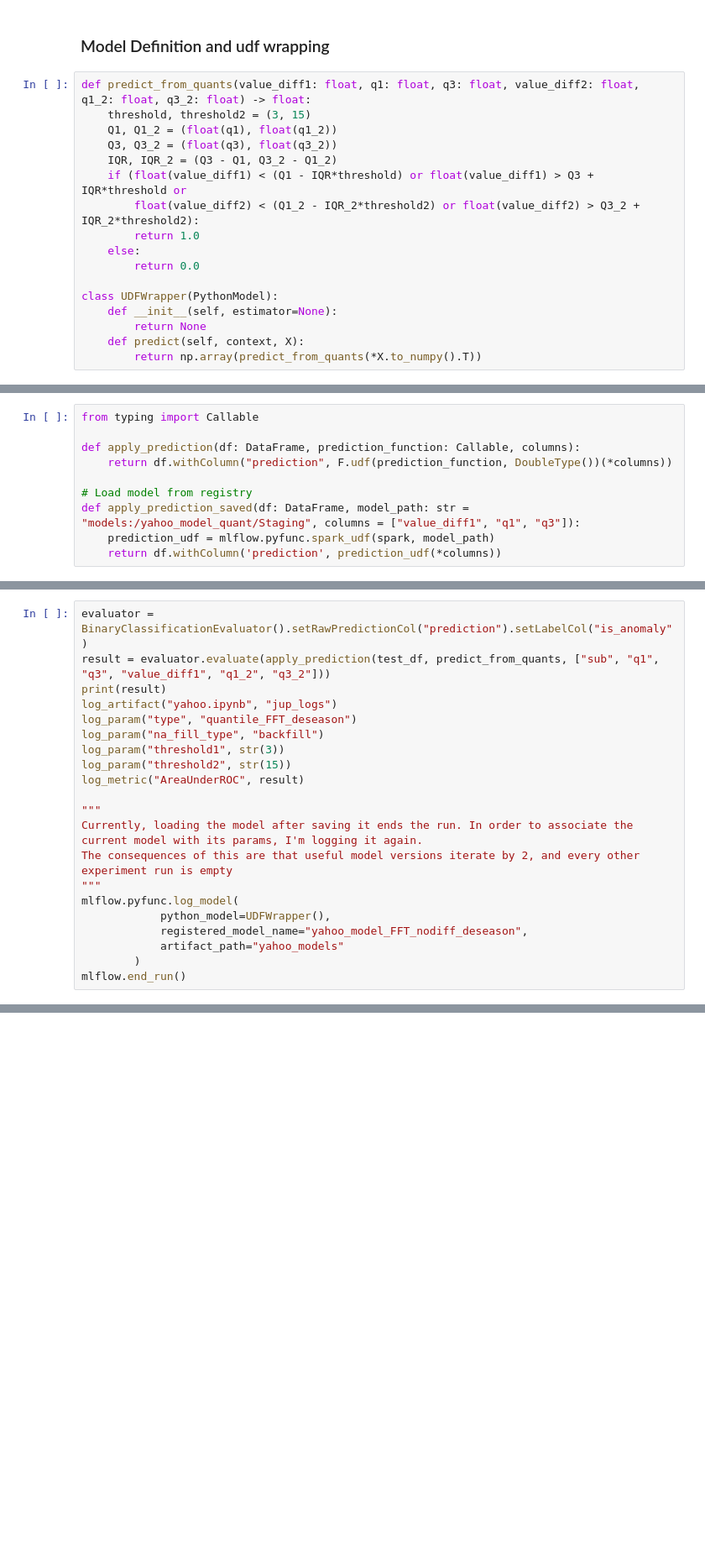
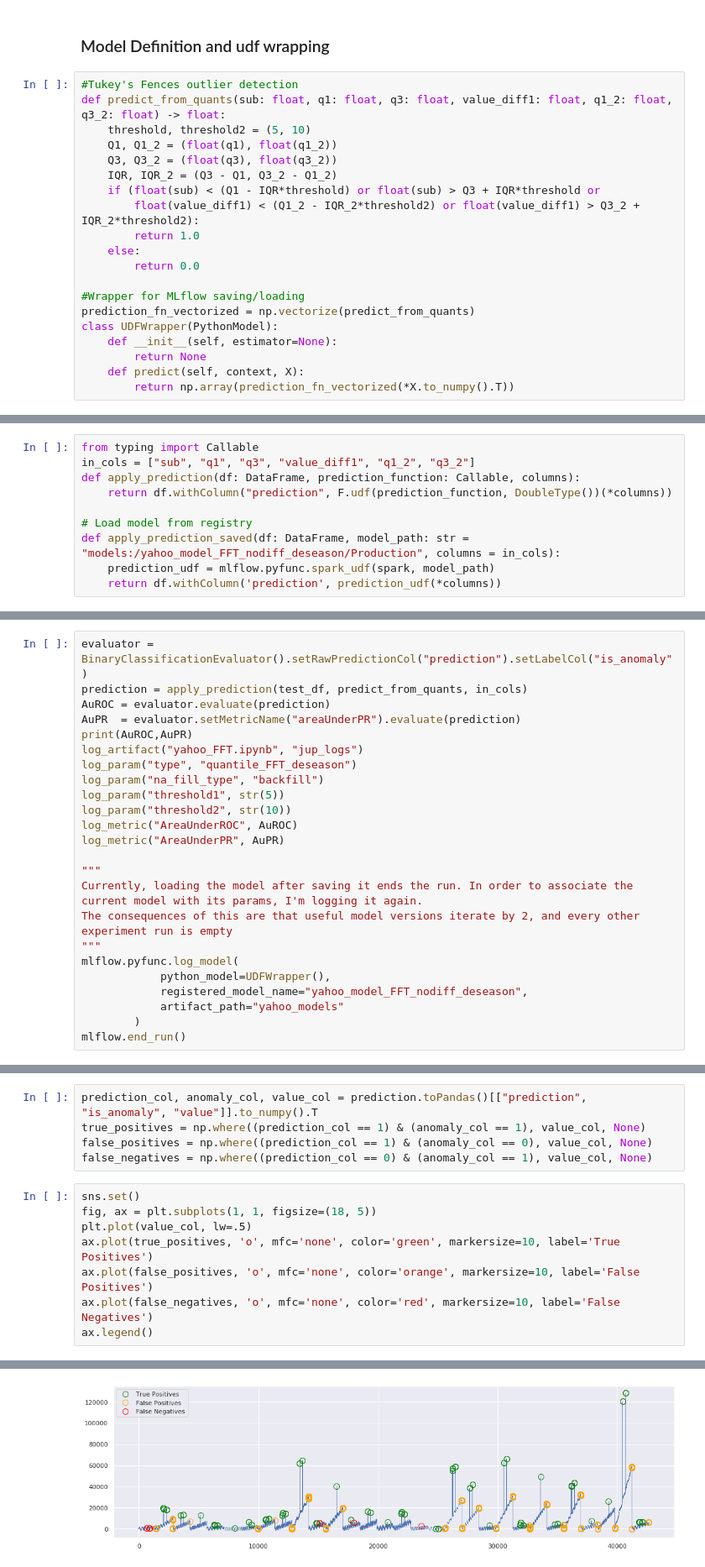
Before and after one commit to Teetertater/anomaly_detection_practice, a Jupyter notebook: yahoo_FFT.ipynb, the cells around one changed output, grey strips where cells are left out. Shown: that part at 84% size. Cells and saved outputs as stored; diff of their text form; blank space fills up the shorter version.

Commit message:
Added AuPR metric, bugfixes, moved older files to archive, added images

```diff
--- a/yahoo_FFT.ipynb
+++ b/yahoo_FFT.ipynb
@@ -220,19 +234,22 @@ test_df = reduce(DataFrame.unionAll, prepared_test_dfs)
 # %% [markdown]
 ### Model Definition and udf wrapping
 # %%
-def predict_from_quants(value_diff1: float, q1: float, q3: float, value_diff2: float, q1_2: float, q3_2: float) -> float:
-    threshold, threshold2 = (3, 15)
+#Tukey's Fences outlier detection
+def predict_from_quants(sub: float, q1: float, q3: float, value_diff1: float, q1_2: float, q3_2: float) -> float:
+    threshold, threshold2 = (5, 10)
     Q1, Q1_2 = (float(q1), float(q1_2))
     Q3, Q3_2 = (float(q3), float(q3_2))
     IQR, IQR_2 = (Q3 - Q1, Q3_2 - Q1_2)
-    if (float(value_diff1) < (Q1 - IQR*threshold) or float(value_diff1) > Q3 + IQR*threshold or
-        float(value_diff2) < (Q1_2 - IQR_2*threshold2) or float(value_diff2) > Q3_2 + IQR_2*threshold2):
+    if (float(sub) < (Q1 - IQR*threshold) or float(sub) > Q3 + IQR*threshold or
+        float(value_diff1) < (Q1_2 - IQR_2*threshold2) or float(value_diff1) > Q3_2 + IQR_2*threshold2):
         return 1.0
     else:
         return 0.0
 
+#Wrapper for MLflow saving/loading
+prediction_fn_vectorized = np.vectorize(predict_from_quants)
 class UDFWrapper(PythonModel):
     def __init__(self, estimator=None):
         return None
     def predict(self, context, X):
-        return np.array(predict_from_quants(*X.to_numpy().T))
+        return np.array(prediction_fn_vectorized(*X.to_numpy().T))
@@ -239,11 +260,11 @@ class UDFWrapper(PythonModel):
 # %%
 from typing import Callable
-
+in_cols = ["sub", "q1", "q3", "value_diff1", "q1_2", "q3_2"]
 def apply_prediction(df: DataFrame, prediction_function: Callable, columns):
     return df.withColumn("prediction", F.udf(prediction_function, DoubleType())(*columns))
 
 # Load model from registry
-def apply_prediction_saved(df: DataFrame, model_path: str = "models:/yahoo_model_quant/Staging", columns = ["value_diff1", "q1", "q3"]):
+def apply_prediction_saved(df: DataFrame, model_path: str = "models:/yahoo_model_FFT_nodiff_deseason/Production", columns = in_cols):
     prediction_udf = mlflow.pyfunc.spark_udf(spark, model_path)
     return df.withColumn('prediction', prediction_udf(*columns))
 # %%
@@ -277,13 +286,16 @@ apply_prediction_saved(prepare_df(df0)).limit(3).toPandas()
 # %%
 evaluator = BinaryClassificationEvaluator().setRawPredictionCol("prediction").setLabelCol("is_anomaly")
-result = evaluator.evaluate(apply_prediction(test_df, predict_from_quants, ["sub", "q1", "q3", "value_diff1", "q1_2", "q3_2"]))
-print(result)
-log_artifact("yahoo.ipynb", "jup_logs")
+prediction = apply_prediction(test_df, predict_from_quants, in_cols)
+AuROC = evaluator.evaluate(prediction)
+AuPR  = evaluator.setMetricName("areaUnderPR").evaluate(prediction)
+print(AuROC,AuPR)
+log_artifact("yahoo_FFT.ipynb", "jup_logs")
 log_param("type", "quantile_FFT_deseason")
 log_param("na_fill_type", "backfill")
-log_param("threshold1", str(3))
-log_param("threshold2", str(15))
-log_metric("AreaUnderROC", result)
+log_param("threshold1", str(5))
+log_param("threshold2", str(10))
+log_metric("AreaUnderROC", AuROC)
+log_metric("AreaUnderPR", AuPR)
 
 """
 Currently, loading the model after saving it ends the run. In order to associate the current model with its params, I'm logging it again.
@@ -301,0 +314,14 @@ Created version '6' of model 'yahoo_model_FFT_nodiff_deseason'.
+# %%
+prediction_col, anomaly_col, value_col = prediction.toPandas()[["prediction", "is_anomaly", "value"]].to_numpy().T
+true_positives = np.where((prediction_col == 1) & (anomaly_col == 1), value_col, None)
+false_positives = np.where((prediction_col == 1) & (anomaly_col == 0), value_col, None)
+false_negatives = np.where((prediction_col == 0) & (anomaly_col == 1), value_col, None)
+# %%
+sns.set()
+fig, ax = plt.subplots(1, 1, figsize=(18, 5))
+plt.plot(value_col, lw=.5)
+ax.plot(true_positives, 'o', mfc='none', color='green', markersize=10, label='True Positives')
+ax.plot(false_positives, 'o', mfc='none', color='orange', markersize=10, label='False Positives')
+ax.plot(false_negatives, 'o', mfc='none', color='red', markersize=10, label='False Negatives')
+ax.legend()
+# %% [output]
@@ -301,0 +329 @@ Created version '6' of model 'yahoo_model_FFT_nodiff_deseason'.
+[figure, added]
```
Also changed, not shown: parts of 16 cells of this notebook, 7 other files.
